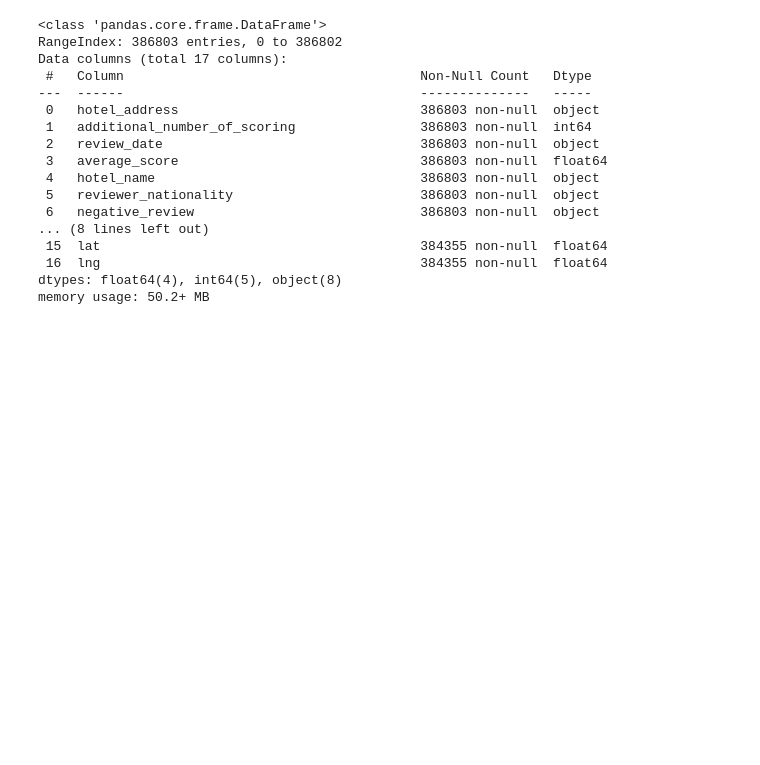
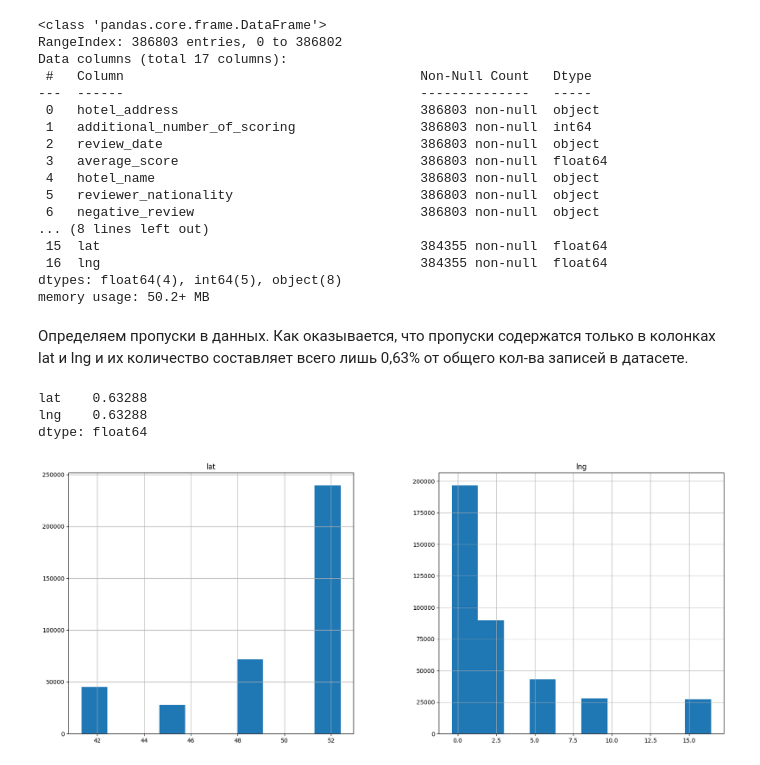
Before and after one commit to veshua/sf_data_science, a Jupyter notebook: project_3/study.ipynb, the cells around one changed output. Saved outputs shown, nothing was run; the diff lists cells and outputs as text; code cells hidden in the pictures; blank space fills up the shorter version.

```diff
--- a/project_3/study.ipynb
+++ b/project_3/study.ipynb
@@ -30,3 +33,18 @@ Data columns (total 17 columns):
  16  lng                                         384355 non-null  float64
 dtypes: float64(4), int64(5), object(8)
 memory usage: 50.2+ MB
+# %% [markdown]
+Определяем пропуски в данных. Как оказывается, что пропуски содержатся только в колонках lat и lng и их количество составляет всего лишь 0,63% от общего кол-ва записей в датасете.
+# %%
+cols_null_percent = hotels.isnull().mean() * 100
+cols_with_null = cols_null_percent[cols_null_percent>0].sort_values(ascending=False)
+display(cols_with_null)
+# %% [output]
+lat    0.63288
+lng    0.63288
+dtype: float64
+# %%
+cols = cols_with_null.index
+hotels[cols].hist(figsize=(20, 8));
+# %% [output]
+[figure, added]
```
Also changed, not shown: parts of 15 cells of this notebook, 1 other file.
